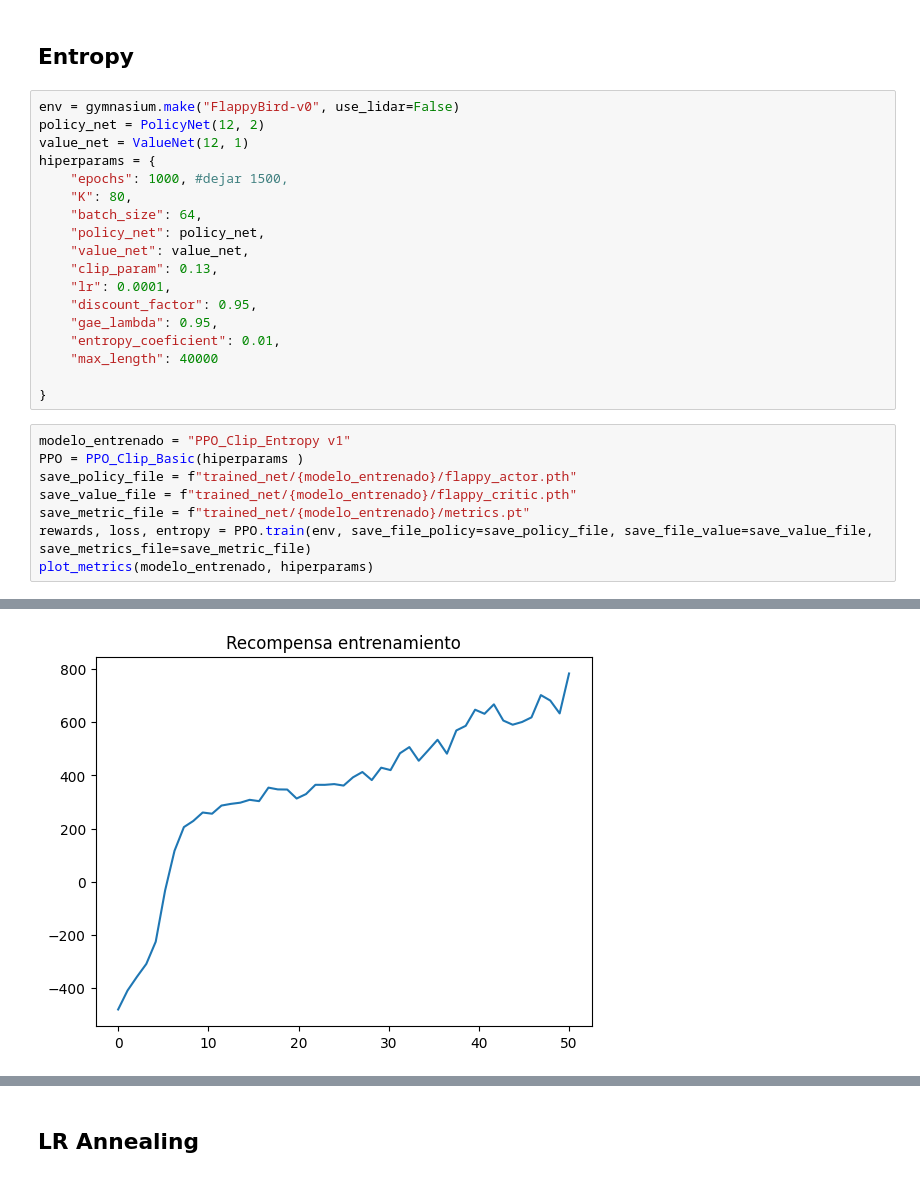
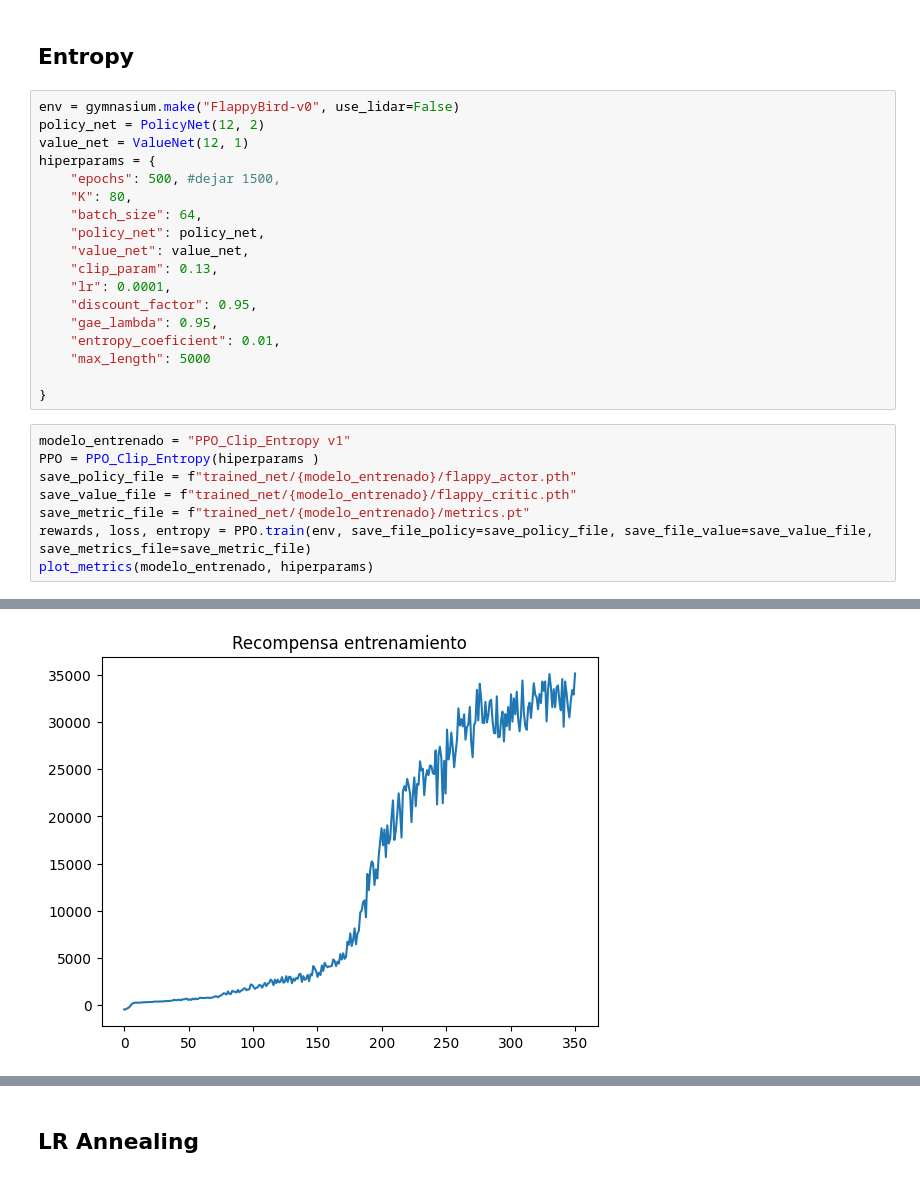
Before and after one commit to ArcaloJade/TPF-RL-LopezVilaclara-Costantini-Lewit, a Jupyter notebook: proyecto.ipynb, the cells around one changed output, grey strips where cells are left out. Saved outputs shown, nothing was run; the diff lists cells and outputs as text.

```diff
--- a/proyecto.ipynb
+++ b/proyecto.ipynb
@@ -193,7 +205,7 @@ env = gymnasium.make("FlappyBird-v0", use_lidar=False)
 policy_net = PolicyNet(12, 2)
 value_net = ValueNet(12, 1)
 hiperparams = {
-    "epochs": 1000, #dejar 1500,
+    "epochs": 500, #dejar 1500,
     "K": 80,
     "batch_size": 64,
     "policy_net": policy_net,
@@ -203,12 +215,12 @@ hiperparams = {
     "discount_factor": 0.95,
     "gae_lambda": 0.95,
     "entropy_coeficient": 0.01,
-    "max_length": 40000
+    "max_length": 5000
 
 }
 # %%
 modelo_entrenado = "PPO_Clip_Entropy v1"
-PPO = PPO_Clip_Basic(hiperparams )
+PPO = PPO_Clip_Entropy(hiperparams )
 save_policy_file = f"trained_net/{modelo_entrenado}/flappy_actor.pth"
 save_value_file = f"trained_net/{modelo_entrenado}/flappy_critic.pth"
 save_metric_file = f"trained_net/{modelo_entrenado}/metrics.pt"
@@ -235 +247 @@ Epoch 50/50 -- reward: 709.00
-[figure, old version]
+[figure, new version]
```
Also changed, not shown: parts of 15 cells of this notebook, 34 other files.
